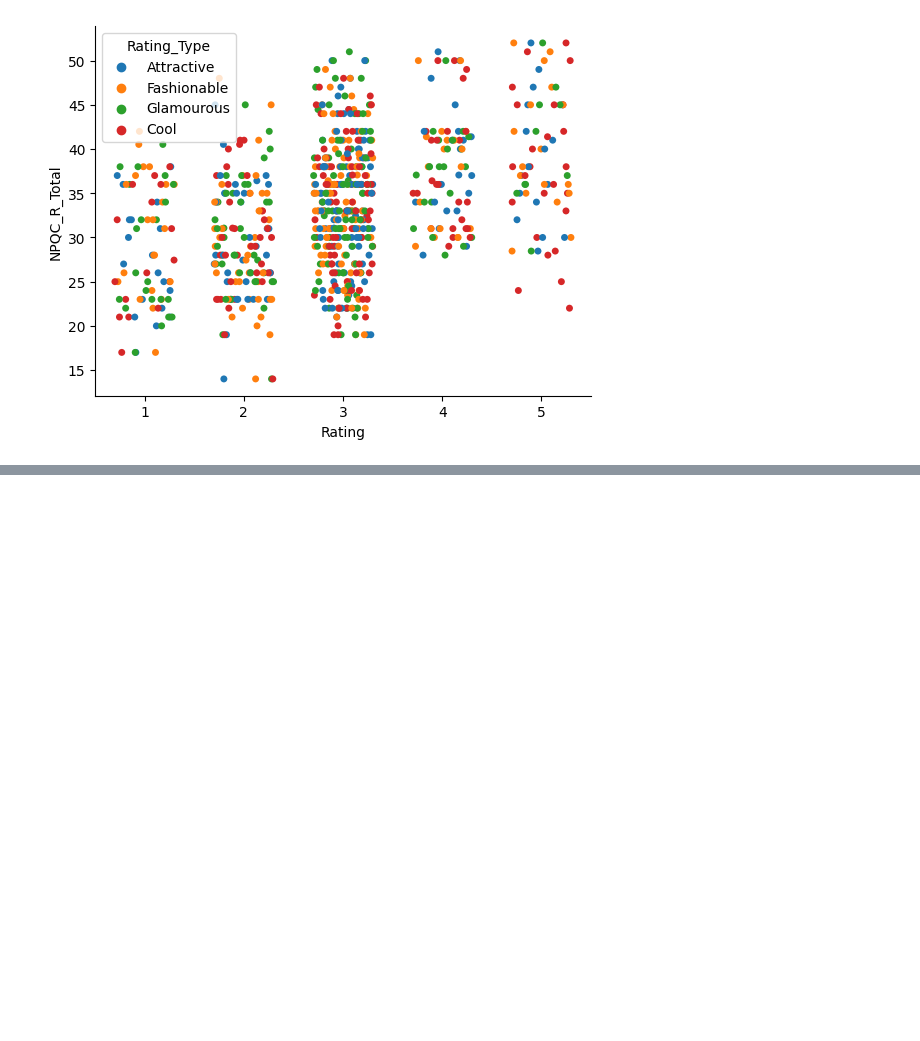
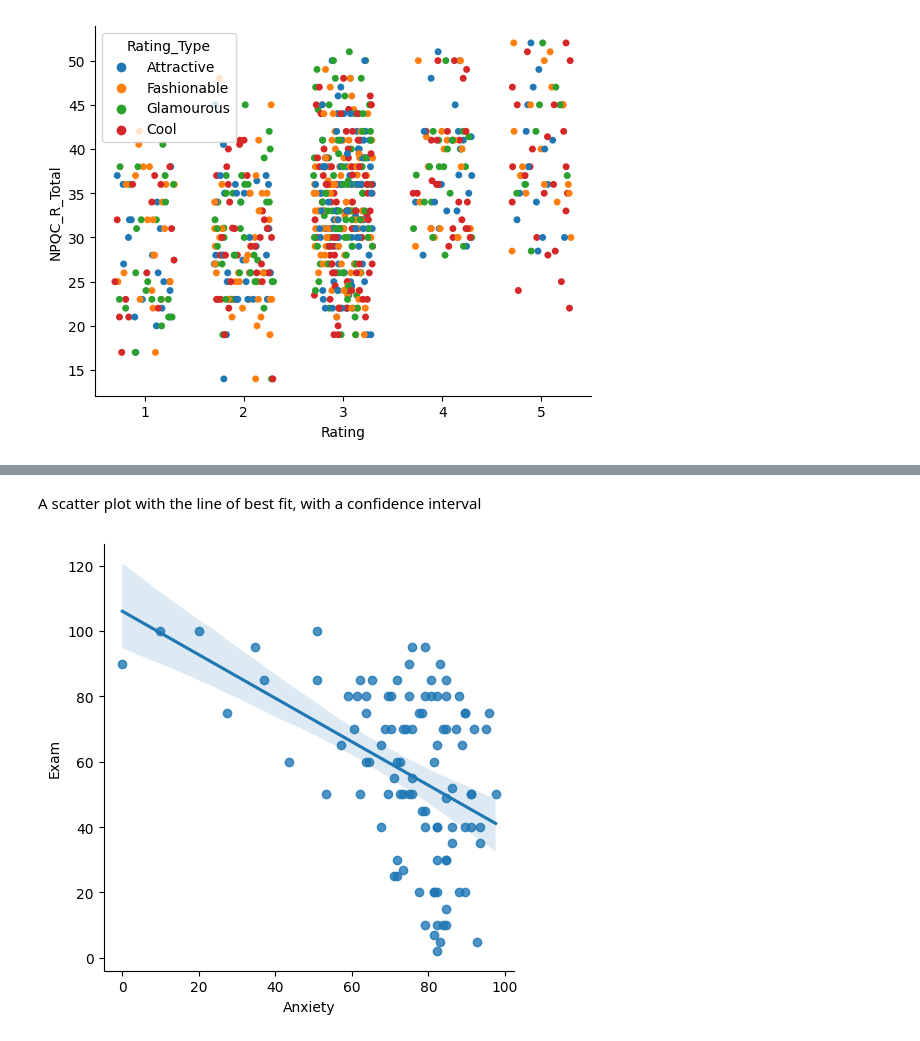
Before and after one commit to rowanv/discovering_statistics, a Jupyter notebook: jupyter_notebooks/Chapter 4 - Exploring Data with Graphs.ipynb, the cells around one changed output, grey strips where cells are left out. Saved outputs shown, nothing was run; the diff lists cells and outputs as text; code cells hidden in the pictures; blank space fills up the shorter version.

Commit message:
Adding rest of chapter 4

```diff
--- a/jupyter_notebooks/Chapter 4 - Exploring Data with Graphs.ipynb
+++ b/jupyter_notebooks/Chapter 4 - Exploring Data with Graphs.ipynb
@@ -15,0 +22,11 @@ df_fb = pd.read_csv(DATA_URLS['Facebook'], sep='\t')
+# %%
+DATA_URLS = {
+    'Facebook': 'https://studysites.uk.sagepub.com/dsur/study/DSUR%20Data%20Files/Chapter%204/FacebookNarcissism.dat',
+    'Exam Anxiety': 'https://studysites.uk.sagepub.com/dsur/study/DSUR%20Data%20Files/Chapter%204/Exam%20Anxiety.dat',
+    'Festival': 'https://studysites.uk.sagepub.com/dsur/study/DSUR%20Data%20Files/Chapter%204/DownloadFestival.dat',
+    'Movie': 'https://studysites.uk.sagepub.com/dsur/study/DSUR%20Data%20Files/Chapter%204/ChickFlick.dat',
+    'Hiccups': 'https://studysites.uk.sagepub.com/dsur/study/DSUR%20Data%20Files/Chapter%204/Hiccups.dat'
+}
+
+
+df_fb = pd.read_csv(DATA_URLS['Facebook'], sep='\t')
@@ -41,0 +63,2 @@ sns.despine()
+# %%
+df_exam = pd.read_csv(DATA_URLS['Exam Anxiety'], sep='\t')
@@ -41,0 +74,7 @@ sns.despine()
+# %% [markdown]
+A scatter plot with the line of best fit, with a confidence interval
+# %%
+sns.lmplot(x='Anxiety', y='Exam', data=df_exam)
+sns.despine()
+# %% [output]
+[figure, added]
```
Also changed, not shown: parts of 31 cells of this notebook.
